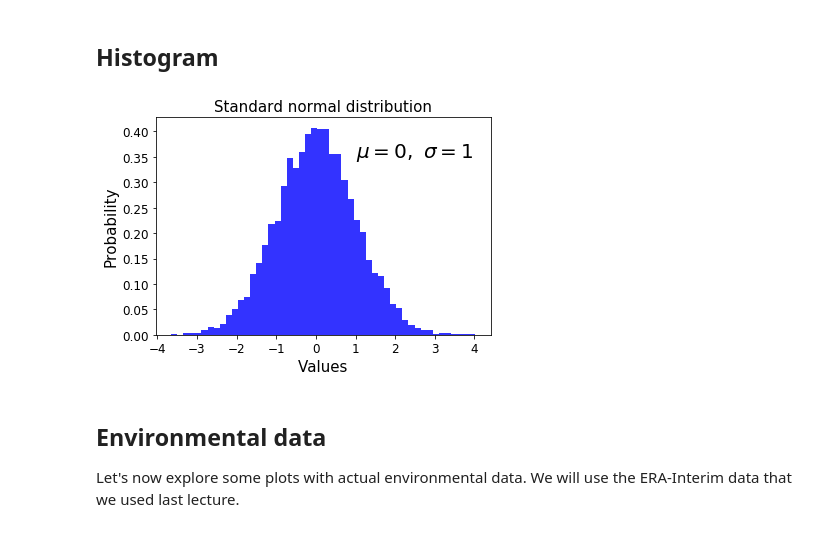
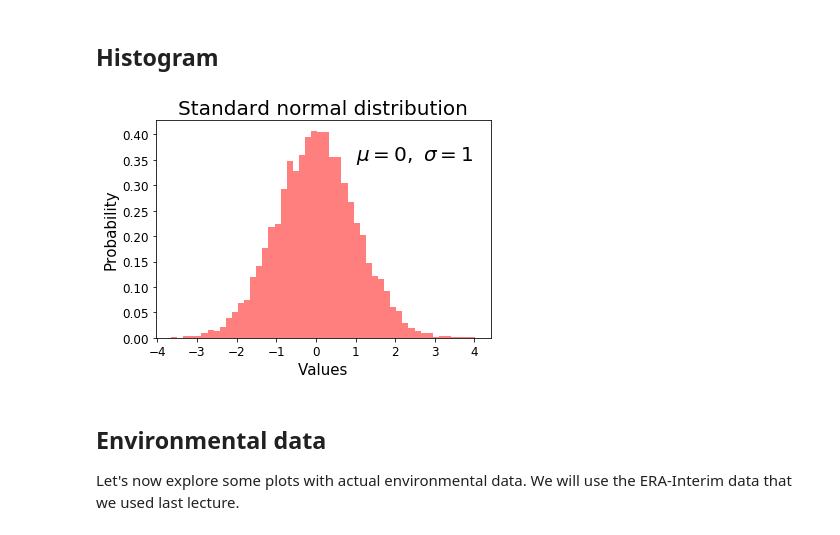
Before and after one commit to chaneyn/ESDA_CEE506, a Jupyter notebook: Lectures/Lecture4.ipynb, the cells around one changed output. Saved outputs shown, nothing was run; the diff lists cells and outputs as text; code cells hidden in the pictures.

```diff
--- a/Lectures/Lecture4.ipynb
+++ b/Lectures/Lecture4.ipynb
@@ -339,15 +339,16 @@ plt.show()
 # %%
 np.random.seed(1)
 x = np.random.randn(10000)
-plt.hist(x, bins=50, density=1, facecolor='b', alpha=0.8)
-plt.xlabel('Values',fontsize=15);plt.ylabel('Probability',fontsize=15)
+plt.hist(x, bins=50, density=1, facecolor='r', alpha=0.5)
+plt.xlabel('Values',fontsize=15)
+plt.ylabel('Probability',fontsize=15)
 plt.xticks(fontsize=12)
 plt.yticks(fontsize=12)
-plt.title('Standard normal distribution',fontsize=15)
+plt.title('Standard normal distribution',fontsize=20)
 plt.text(1,0.35, r'$\mu=0,\ \sigma=1$',fontsize=20)
 plt.show()
 # %% [output]
-[figure, old version]
+[figure, new version]
 # %% [markdown]
 ## Environmental data
 
```
Also changed, not shown: parts of 20 cells of this notebook, 1 other file.
